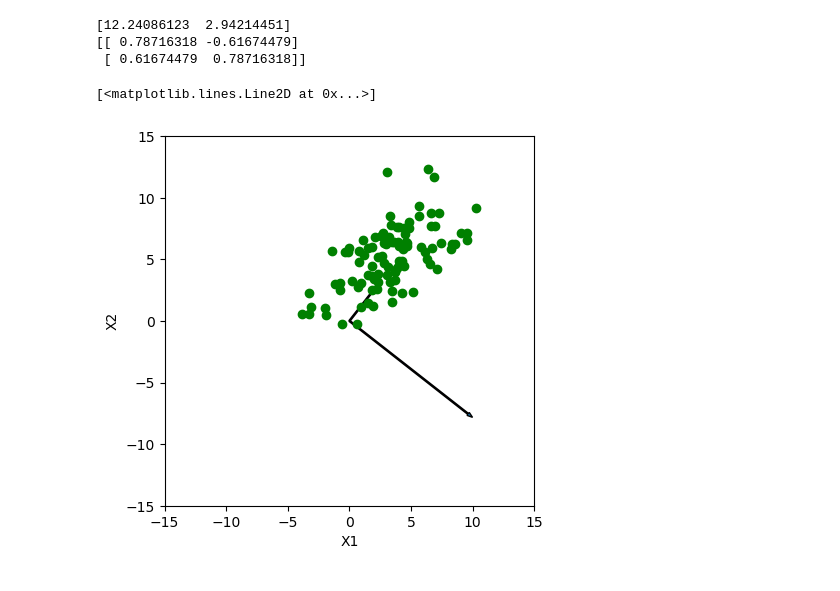
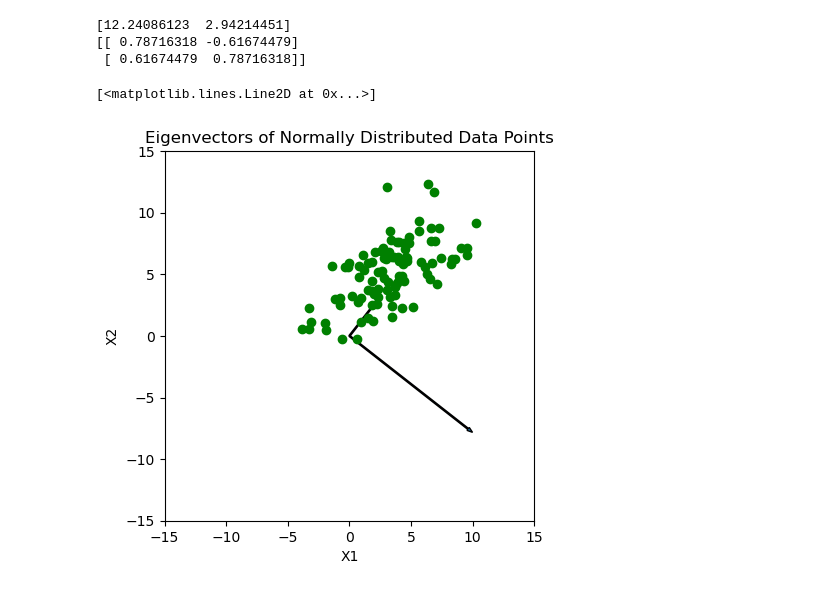
Before and after one commit to AmandaYao00/cs189_hw3, a Jupyter notebook: hw3-2023/code.ipynb, the cells around one changed output. Saved outputs shown, nothing was run; the diff lists cells and outputs as text; code cells hidden in the pictures.

```diff
--- a/hw3-2023/code.ipynb
+++ b/hw3-2023/code.ipynb
@@ -98,19 +98,19 @@ print(eigenvectors)
 # %%
 # 4.4 Plot sample points and eigenvectors
 
 eigenvector1, eigenvector2 = eigenvectors[0] * eigenvalues[0], eigenvectors[1] * eigenvalues[1]
 plt.arrow(0, 0, eigenvector1[0], eigenvector1[1], width = 0.1)
 plt.arrow(0, 0, eigenvector2[0], eigenvector2[1], width = 0.1)
 plt.xlim(-15, 15)
 plt.ylim(-15, 15)
 plt.xlabel('X1')
 plt.ylabel('X2')
-plt.title('')
+plt.title('Eigenvectors of Normally Distributed Data Points')
 
 ax = plt.gca()
 ax.set_aspect('equal', adjustable='box')
 
 plt.plot(X1, X2, 'go')
 # %% [output]
 [<matplotlib.lines.Line2D at 0x...>]
-[figure, old version]
+[figure, new version]
```
Also changed, not shown: parts of 2 cells of this notebook.
